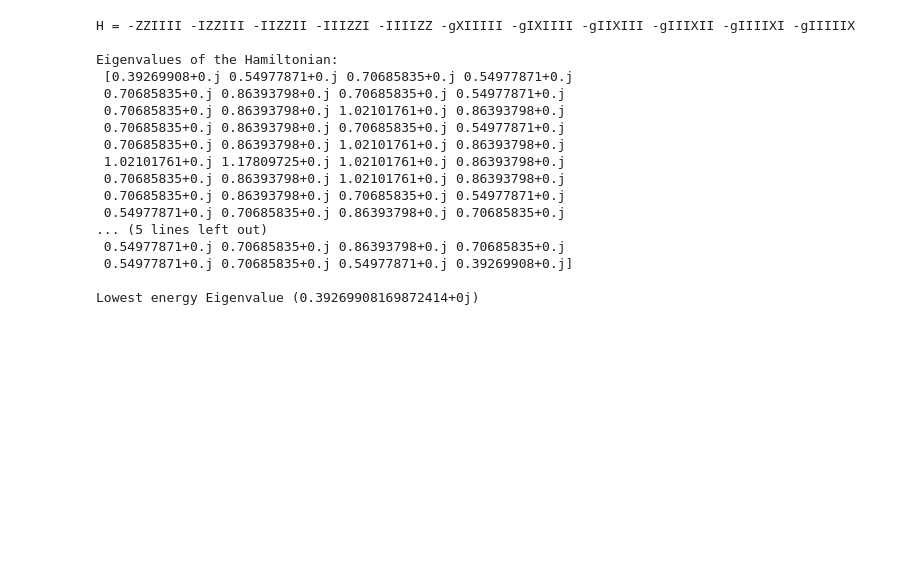
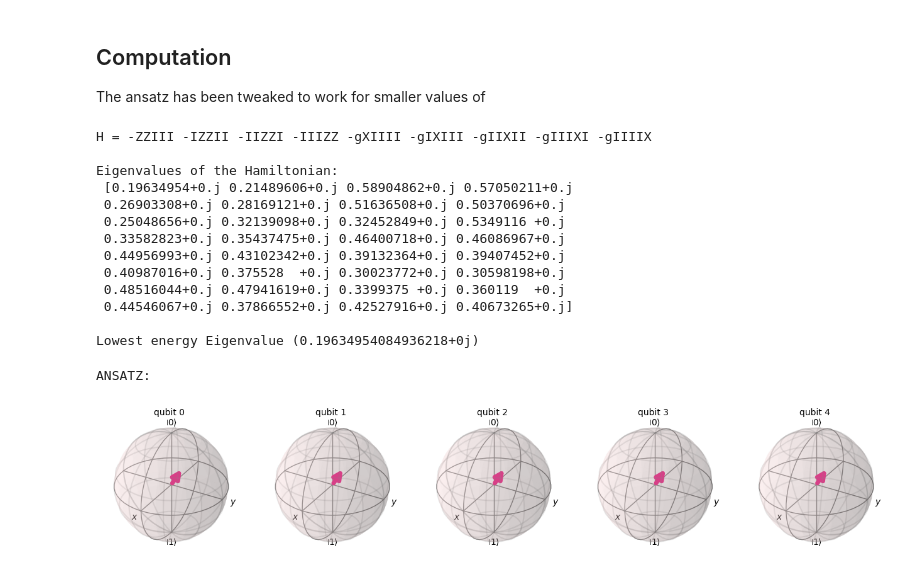
Before and after one commit to paulbruzzi/quantum-linear-algebra, a Jupyter notebook: QPE_Applications.ipynb, the cells around one changed output. Saved outputs shown, nothing was run; the diff lists cells and outputs as text; code cells hidden in the pictures; blank space fills up the shorter version.

Commit message:
created ansatz section, updated actual ansatz to work with more values of g

```diff
--- a/QPE_Applications.ipynb
+++ b/QPE_Applications.ipynb
@@ -43 +56,5 @@ $$ H = -\sum_{i=0}^{n-1} Z_iZ_{i+1} - g\sum_{i=0}^nX_i $$
+# %% [markdown]
+## Computation
+
+The ansatz has been tweaked to work for smaller values of
 # %%
@@ -70,13 +87,11 @@ for i in range(eigen_bits):
     H += -g*temp.to_matrix()
 print("\n")
 
-# print(H.real)
-
 # normalize the Hamiltonian
-H = (np.pi/8)*H/np.linalg.norm(H, ord=2)
+H = (np.pi/16)*H/np.linalg.norm(H, ord=2)
 
 # rotate matrix so that it will be positive definite
-H += pi/4*np.eye(2**eigen_bits)
+H += 2*pi/16*np.eye(2**eigen_bits)
 
 print("Eigenvalues of the Hamiltonian:\n", np.linalg.eigvals(H))
 min_eigenvalue = np.min(np.linalg.eigvals(H))
@@ -96,23 +111,32 @@ H = expm(H)
 #     return np.allclose(np.eye(matrix.shape[0]), matrix @ matrix.conj().T)
 # print(is_unitary_matrix(H))
 # %% [output]
-H = -ZZIIII -IZZIII -IIZZII -IIIZZI -IIIIZZ -gXIIIII -gIXIIII -gIIXIII -gIIIXII -gIIIIXI -gIIIIIX
+H = -ZZIII -IZZII -IIZZI -IIIZZ -gXIIII -gIXIII -gIIXII -gIIIXI -gIIIIX
 
 Eigenvalues of the Hamiltonian:
- [0.39269908+0.j 0.54977871+0.j 0.70685835+0.j 0.54977871+0.j
- 0.70685835+0.j 0.86393798+0.j 0.70685835+0.j 0.54977871+0.j
- 0.70685835+0.j 0.86393798+0.j 1.02101761+0.j 0.86393798+0.j
- 0.70685835+0.j 0.86393798+0.j 0.70685835+0.j 0.54977871+0.j
- 0.70685835+0.j 0.86393798+0.j 1.02101761+0.j 0.86393798+0.j
- 1.02101761+0.j 1.17809725+0.j 1.02101761+0.j 0.86393798+0.j
- 0.70685835+0.j 0.86393798+0.j 1.02101761+0.j 0.86393798+0.j
- 0.70685835+0.j 0.86393798+0.j 0.70685835+0.j 0.54977871+0.j
- 0.54977871+0.j 0.70685835+0.j 0.86393798+0.j 0.70685835+0.j
-... (5 lines left out)
- 0.54977871+0.j 0.70685835+0.j 0.86393798+0.j 0.70685835+0.j
- 0.54977871+0.j 0.70685835+0.j 0.54977871+0.j 0.39269908+0.j]
+ [0.19634954+0.j 0.21489606+0.j 0.58904862+0.j 0.57050211+0.j
+ 0.26903308+0.j 0.28169121+0.j 0.51636508+0.j 0.50370696+0.j
+ 0.25048656+0.j 0.32139098+0.j 0.32452849+0.j 0.5349116 +0.j
+ 0.33582823+0.j 0.35437475+0.j 0.46400718+0.j 0.46086967+0.j
+ 0.44956993+0.j 0.43102342+0.j 0.39132364+0.j 0.39407452+0.j
+ 0.40987016+0.j 0.375528  +0.j 0.30023772+0.j 0.30598198+0.j
+ 0.48516044+0.j 0.47941619+0.j 0.3399375 +0.j 0.360119  +0.j
+ 0.44546067+0.j 0.37866552+0.j 0.42527916+0.j 0.40673265+0.j]
 
-Lowest energy Eigenvalue (0.39269908169872414+0j)
+Lowest energy Eigenvalue (0.19634954084936218+0j)
+# %%
+qr_eigenstate = QuantumRegister(eigen_bits)
+qc = QuantumCircuit(qr_eigenstate)
+
+# prepare state
+qc.ry(pi/2 * 1/(g+1), qr_eigenstate)
+qc.rz(pi/2 * g/(g+1), qr_eigenstate)
+sv = Statevector(qc)
+print("ANSATZ:")
+plot_bloch_multivector(sv)
+# %% [output]
+ANSATZ:
+[figure, added]
 # %%
 qr_ancilla = QuantumRegister(ancilla_bits)
 qr_eigenstate = QuantumRegister(eigen_bits)
```
Also changed, not shown: parts of 10 cells of this notebook.
